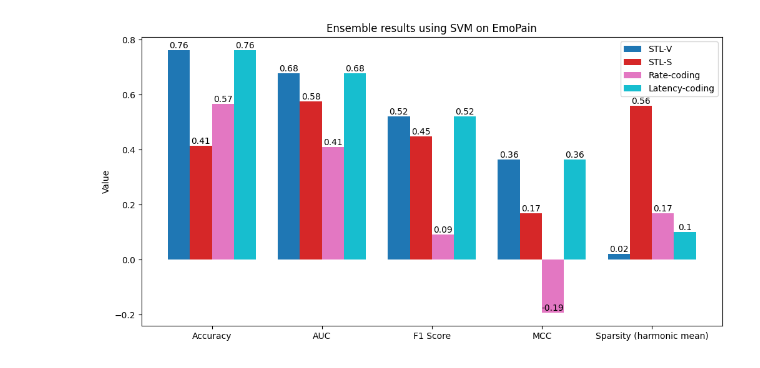
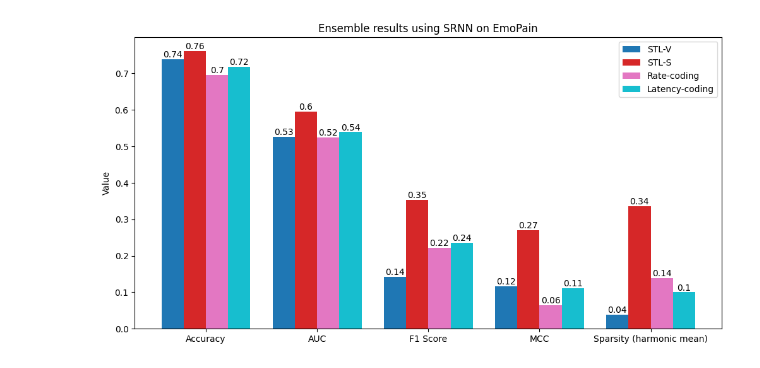
Before and after one commit to freek1/emopain-stl, a Jupyter notebook: analyze/results.ipynb, the cells around one changed output. Drawn from its saved outputs; the diff is of its cells as text; code cells hidden in the pictures.

Commit message:
Added best results from srnn old script

```diff
--- a/analyze/results.ipynb
+++ b/analyze/results.ipynb
@@ -3,8 +3,10 @@ import numpy as np
 import pandas as pd
 import matplotlib.pyplot as plt
 
-file = "emopain_svm"
-
+file = "emopain_"
+mehtod = "srnn"
+suffix = "_old_bszs" # ""
+file += mehtod + suffix
 data_types = ["emg", "energy", "angle"]
 encoders = ["STL-V", "STL-S", "rate", "latency"]
 
@@ -13,18 +15,26 @@ filenames = []
 for data_type in data_types:
     for encoder in encoders:
         # Exception for bsz results for STL-S [32, 8, 16]
-        # if encoder == "STL-V":
+        # if encoder == "STL-S":
         #     results = pd.read_csv(f'../results/{file}_bsz/results_{data_type}_{encoder}.csv', index_col=0)
         # else:
         results = pd.read_csv(f'../results/{file}/results_{data_type}_{encoder}.csv', index_col=0)
         filenames.append(f"{file} {data_type} {encoder}")
         print(filenames[-1])
-        results.set_index('fold', inplace=True)
+        try:
+            results.set_index('fold', inplace=True)
+        except:
+            print('.')
         results.index = results.index.astype(int)
         # deduplicate the fold index
         results = results[~results.index.duplicated(keep='first')]
-        results['test_preds'] = results['test_preds'].apply(lambda x: int(x.strip('[]')))
-        results['test_labels'] = results['test_labels'].apply(lambda x: int(x.strip('[]')))
+        try:
+            results['test_preds'] = results['test_preds'].apply(lambda x: int(x.strip('[]')))
+            results['test_labels'] = results['test_labels'].apply(lambda x: int(x.strip('[]')))
+        except:
+            results['test_preds'] = results['ts_pred']
+            results['test_labels'] = results['ts_label']
+            results["test_acc"] = results["ts_acc"]
         print(f'{data_type}_{encoder}: {results.shape}')
         results.sort_index()
 
@@ -203,0 +231,20 @@ Harmonic mean sparsity: 0.09999999999999995 <- 0.100 & 0.100 & 0.100
+# %%
+from sklearn.metrics import confusion_matrix
+
+fig, axs = plt.subplots(1, 4, figsize=(8, 3), sharey=True, dpi=800)
+
+for i, encoder in enumerate(encoders):
+    # Plot confusion matrices
+    labels = ensemble_preds_d["labels"]
+    cm = confusion_matrix(labels, ensemble_preds_d[encoder][0], normalize='true')
+    colorbar=False
+    if i == len(encoders):
+        colorbar = True
+    sns.heatmap(cm, ax=axs[i], cbar=colorbar, cmap='crest', annot=True, fmt='.2f')
+    axs[i].set_title(f'{encoder}')
+    axs[i].set_xlabel('Predicted')
+    if i==0:
+        axs[i].set_ylabel('True')
+plt.suptitle(f"{mehtod.upper()} predictions of ensembled models")
+plt.tight_layout()
+plt.show()
@@ -204,29 +253,29 @@ Harmonic mean sparsity: 0.09999999999999995 <- 0.100 & 0.100 & 0.100
 # %%
 labels = list(ensemble.keys())
 values = np.array(list(ensemble.values()))
 
 x = np.arange(values.shape[1])
 width = 0.2
 
 colors = plt.cm.tab10(np.linspace(0, 1, len(ensemble)))
 
 fig, ax = plt.subplots(figsize=(12, 6))
 
 for i, (key, values) in enumerate(ensemble.items()):
     if key == "rate": key = "Rate-coding"
     if key == "latency": key = "Latency-coding"
     bars = ax.bar(x + i * width, values, width, label=key, color=colors[i])
     for bar in bars:
         yval = bar.get_height()
         ax.text(bar.get_x() + bar.get_width() / 2, yval, round(yval, 2),
                 va='bottom', ha='center')
 
 ax.set_ylabel('Value')
-ax.set_title('Ensemble results using SVM on EmoPain')
+ax.set_title(f'Ensemble results using {mehtod.upper()} on EmoPain')
 ax.set_xticks(x + width * 1.5)
 ax.set_xticklabels(["Accuracy", "AUC", "F1 Score", "MCC", "Sparsity (harmonic mean)"])
 ax.legend()
 
 plt.show()
 # %% [output]
-[figure, old version]
+[figure, new version]
```
Also changed, not shown: parts of 5 cells of this notebook, 12 other files.
